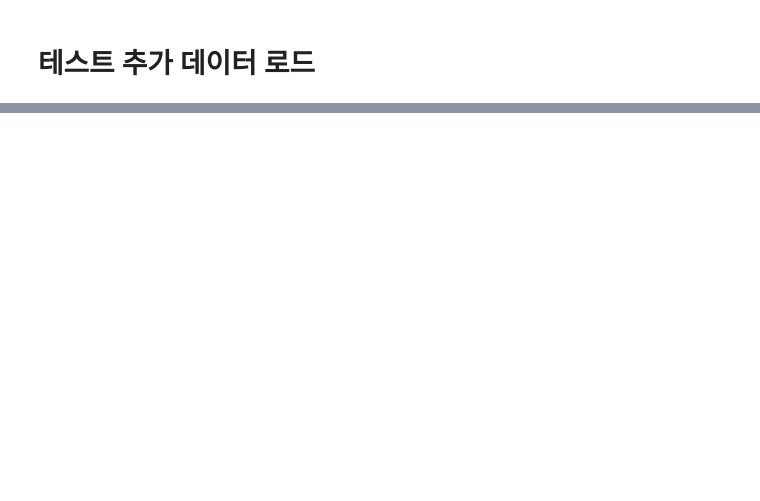
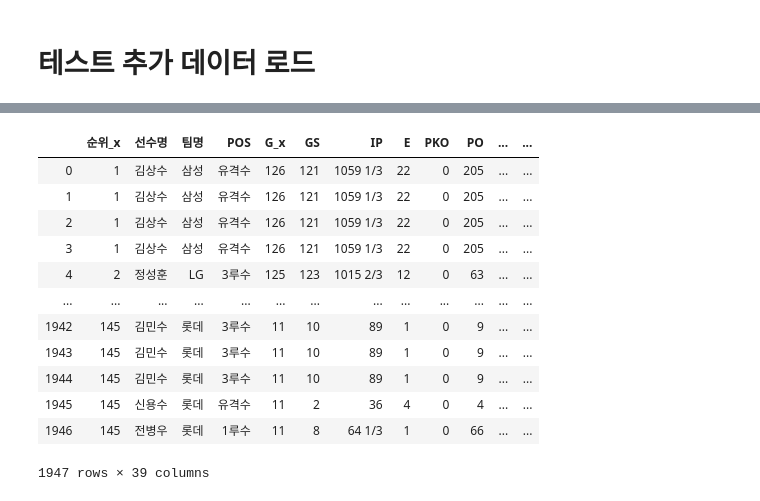
Before and after one commit to whtngus/baseball_infield_position_predict, a Jupyter notebook: 4. New_Data.ipynb, the cells around one changed output, grey strips where cells are left out. Cells and saved outputs as stored; diff of their text form; code cells hidden in the pictures; blank space fills up the shorter version.

```diff
--- a/4. New_Data.ipynb
+++ b/4. New_Data.ipynb
@@ -76,3 +92,4 @@ game_data_path = "./data/컴투스프로야구_수비/02_08.tsv"
 # %%
 test_data = pd.read_csv(test_path,sep="\t")
-game_data = pd.read_csv(game_data_path,sep="\t")
+crawl_data = pd.read_csv(crawl_path)
+crawl_data = crawl_data[crawl_data["position"].str.contains("내야수")]
@@ -79,2 +142,16 @@ game_data = pd.read_csv(game_data_path,sep="\t")
 # %%
-pd.merge(test_data,game_data, left_on="선수명",right_on="선수").to_csv("test.csv")
+pd.merge(df,game_data, left_on="선수명",right_on="name",how= "left")
+# %% [output]
+|  | 순위_x | 선수명 | 팀명 | POS | G_x | GS | IP | E | PKO | PO | ... | ... |
+| 0 | 1 | 김상수 | 삼성 | 유격수 | 126 | 121 | 1059 1/3 | 22 | 0 | 205 | ... | ... |
+| 1 | 1 | 김상수 | 삼성 | 유격수 | 126 | 121 | 1059 1/3 | 22 | 0 | 205 | ... | ... |
+| 2 | 1 | 김상수 | 삼성 | 유격수 | 126 | 121 | 1059 1/3 | 22 | 0 | 205 | ... | ... |
+| 3 | 1 | 김상수 | 삼성 | 유격수 | 126 | 121 | 1059 1/3 | 22 | 0 | 205 | ... | ... |
+| 4 | 2 | 정성훈 | LG | 3루수 | 125 | 123 | 1015 2/3 | 12 | 0 | 63 | ... | ... |
+| ... | ... | ... | ... | ... | ... | ... | ... | ... | ... | ... | ... | ... |
+| 1942 | 145 | 김민수 | 롯데 | 3루수 | 11 | 10 | 89 | 1 | 0 | 9 | ... | ... |
+| 1943 | 145 | 김민수 | 롯데 | 3루수 | 11 | 10 | 89 | 1 | 0 | 9 | ... | ... |
+| 1944 | 145 | 김민수 | 롯데 | 3루수 | 11 | 10 | 89 | 1 | 0 | 9 | ... | ... |
+| 1945 | 145 | 신용수 | 롯데 | 유격수 | 11 | 2 | 36 | 4 | 0 | 4 | ... | ... |
+| 1946 | 145 | 전병우 | 롯데 | 1루수 | 11 | 8 | 64 1/3 | 1 | 0 | 66 | ... | ... |
+1947 rows × 39 columns
```
Also changed, not shown: parts of 11 cells of this notebook, 1 other file.
